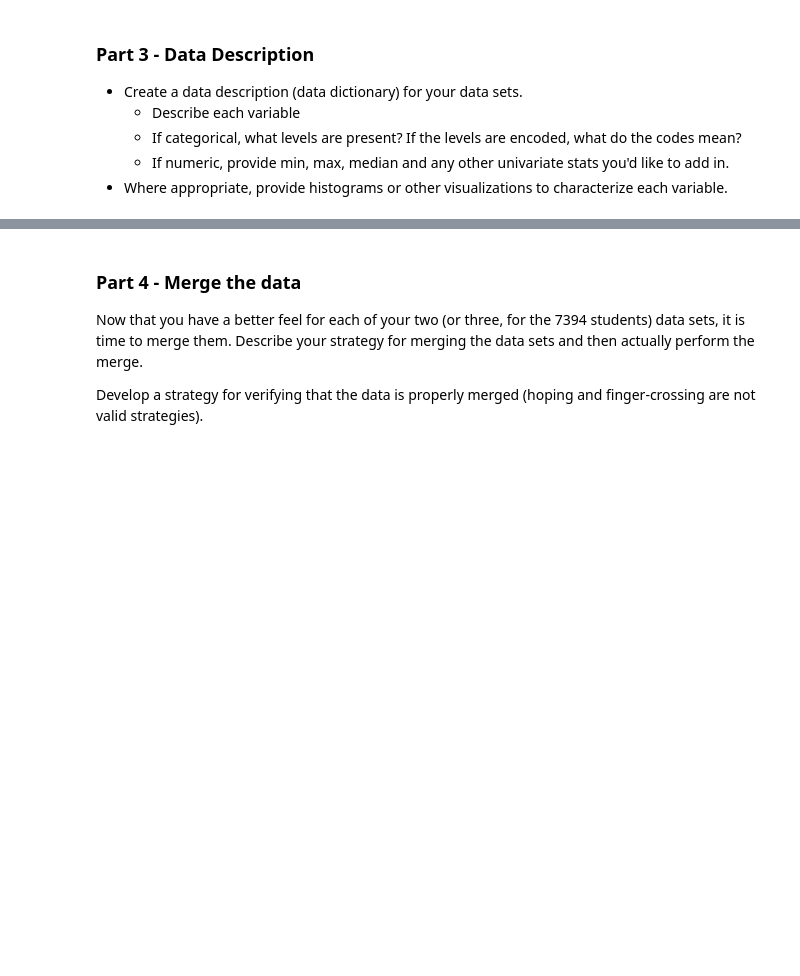
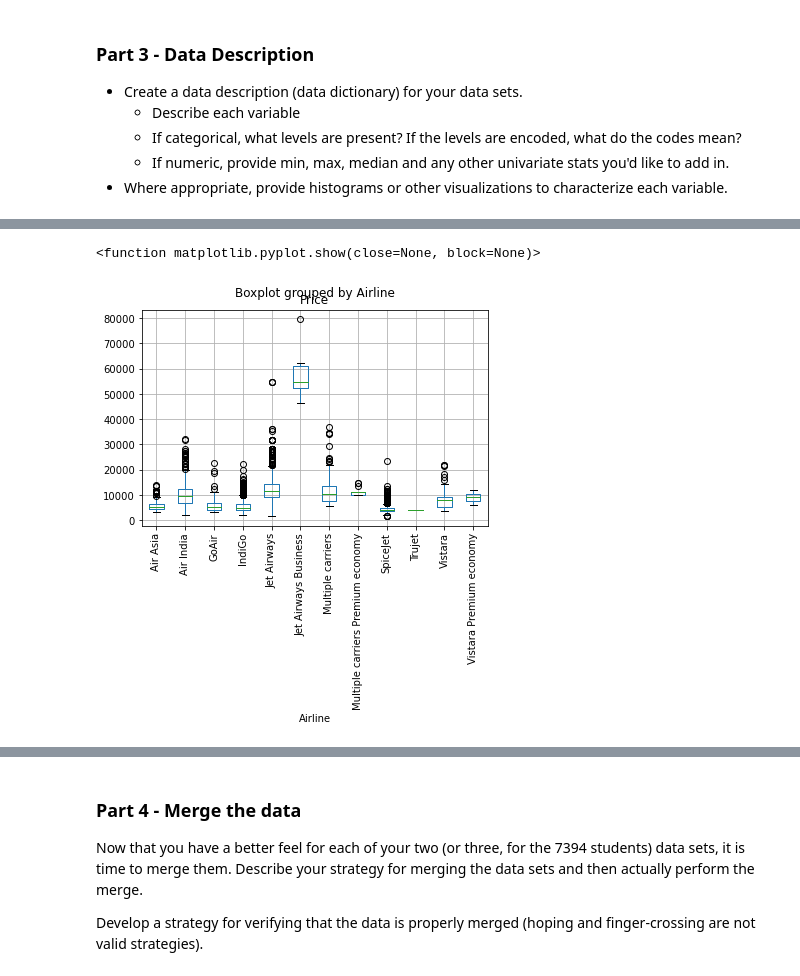
Before and after one commit to claywrentz/MLProject2, a Jupyter notebook: Project02.ipynb, the cells around one changed output, grey strips where cells are left out. Saved outputs shown, nothing was run; the diff lists cells and outputs as text; code cells hidden in the pictures; blank space fills up the shorter version.

```diff
--- a/Project02.ipynb
+++ b/Project02.ipynb
@@ -265,0 +332,7 @@ There is no missing data, all columns have 300,153 non-null entries.
+# %%
+flight1.boxplot(column = 'Price', by = 'Airline')
+plt.xticks(rotation=90)
+plt.show
+# %% [output]
+<function matplotlib.pyplot.show(close=None, block=None)>
+[figure, added]
```
Also changed, not shown: parts of 23 cells of this notebook.
